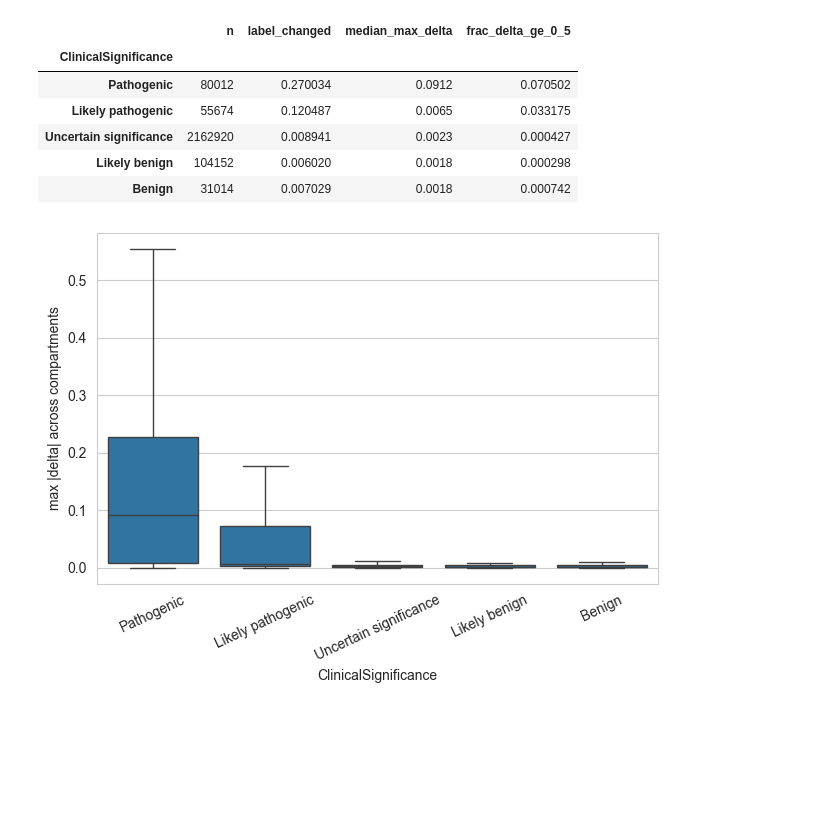
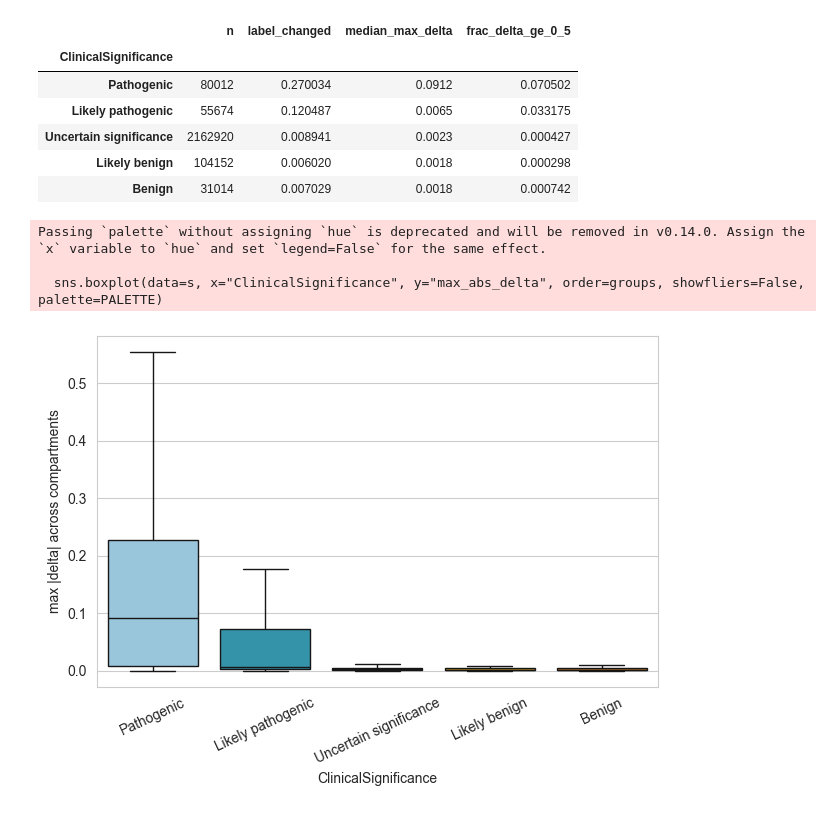
Before and after one commit to ddcohn/RBP_Isoforms_Variants, a Jupyter notebook: notebooks/deeploc_clinvar_exploration.ipynb, the cells around one changed output. Cells and saved outputs as stored; diff of their text form; code cells hidden in the pictures; blank space fills up the shorter version.

```diff
--- a/notebooks/deeploc_clinvar_exploration.ipynb
+++ b/notebooks/deeploc_clinvar_exploration.ipynb
@@ -11,6 +11,8 @@ import pandas as pd
 import matplotlib.pyplot as plt
 import seaborn as sns
 sns.set_style("whitegrid")
+PALETTE = ["#8ecae6", "#219ebc", "#023047", "#ffb703", "#fb8500"]
+sns.set_palette(PALETTE)
 
 LOCS = ["Cytoplasm", "Nucleus", "Extracellular", "Cell membrane", "Mitochondrion", "Plastid",
         "Endoplasmic reticulum", "Lysosome/Vacuole", "Golgi apparatus", "Peroxisome"]
@@ -93,6 +95,6 @@ Overall label_changed rate: 2.18%
 # %%
 fig, axes = plt.subplots(2, 5, figsize=(20, 7))
 for ax, c in zip(axes.flat, LOCS):
-    ax.hist(df[f"DELTA_{c}"], bins=60, color="#CC6677"); ax.set_yscale("log"); ax.set_title(c)
+    ax.hist(df[f"DELTA_{c}"], bins=60, color="#fb8500"); ax.set_yscale("log"); ax.set_title(c)
 fig.suptitle("DeepLoc variant effect (mutant - WT) by compartment"); fig.tight_layout(); plt.show()
 # %% [output]
@@ -185,7 +187,10 @@ summary
 | Likely benign | 104152 | 0.006020 | 0.0018 | 0.000298 |
 | Benign | 31014 | 0.007029 | 0.0018 | 0.000742 |
 # %%
-sns.boxplot(data=s, x="ClinicalSignificance", y="max_abs_delta", order=groups, showfliers=False)
+sns.boxplot(data=s, x="ClinicalSignificance", y="max_abs_delta", order=groups, showfliers=False, palette=PALETTE)
 plt.xticks(rotation=25); plt.ylabel("max |delta| across compartments"); plt.tight_layout(); plt.show()
 # %% [output]
+Passing `palette` without assigning `hue` is deprecated and will be removed in v0.14.0. Assign the `x` variable to `hue` and set `legend=False` for the same effect.
+
+  sns.boxplot(data=s, x="ClinicalSignificance", y="max_abs_delta", order=groups, showfliers=False, palette=PALETTE)
-[figure, old version]
+[figure, new version]
```
Also changed, not shown: parts of 3 cells of this notebook, 4 other files.
